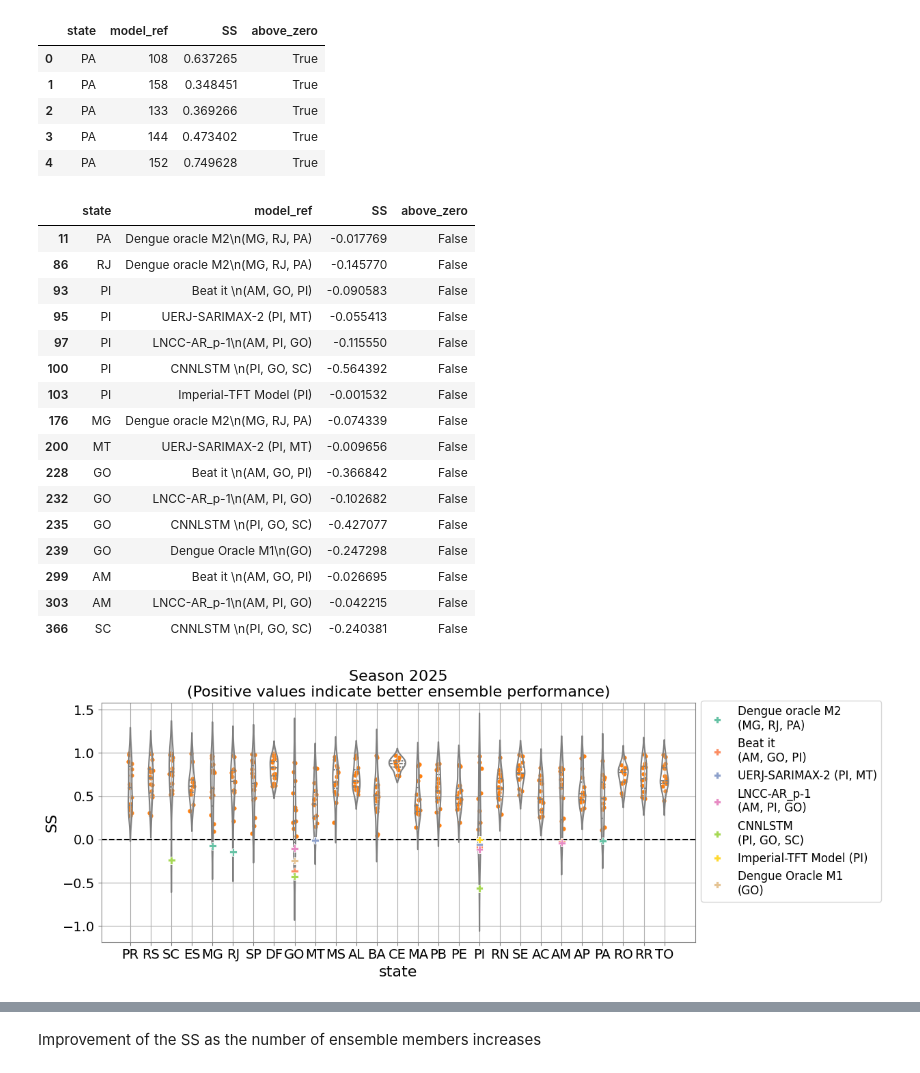
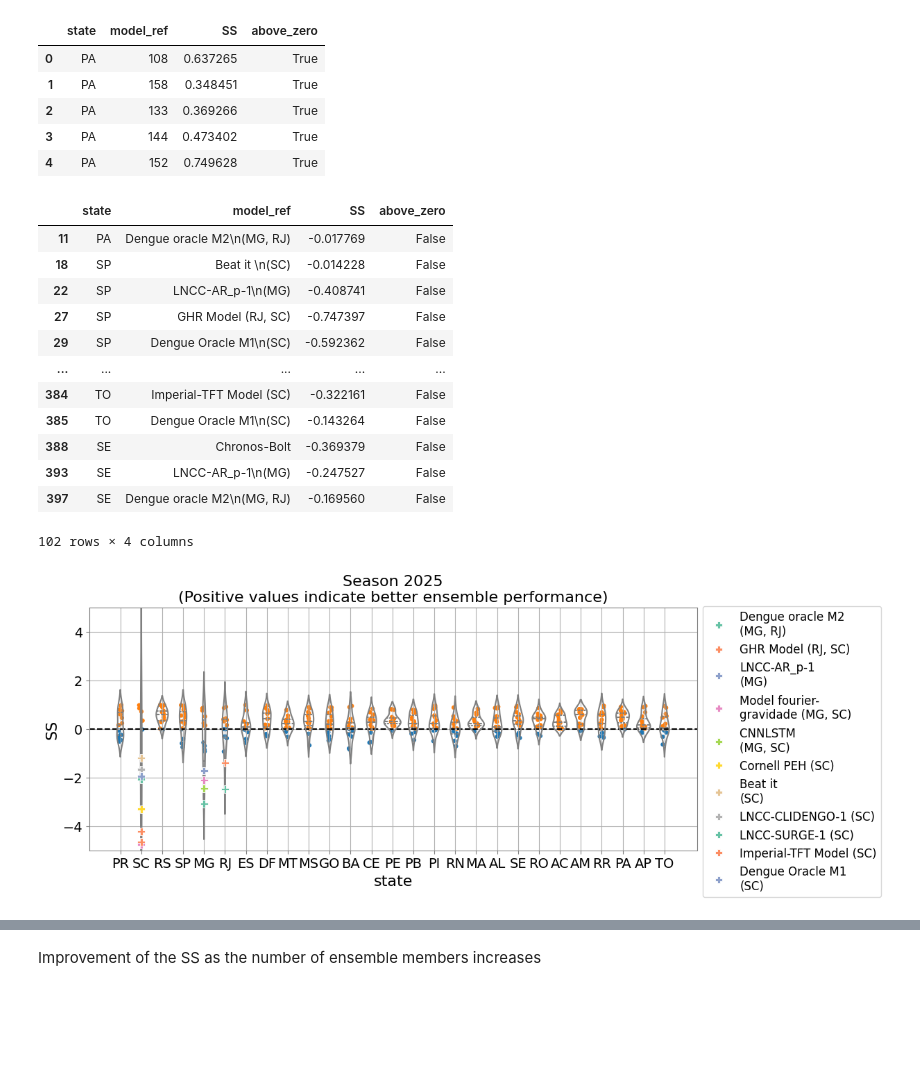
Before and after one commit to Mosqlimate-project/2nd_IMDC_sprint_results, a Jupyter notebook: validation_ensemble.ipynb, the cells around one changed output, grey strips where cells are left out. Drawn from its saved outputs; the diff is of its cells as text; code cells hidden in the pictures; blank space fills up the shorter version.

Commit message:
corrected code for validation ensemble

```diff
--- a/validation_ensemble.ipynb
+++ b/validation_ensemble.ipynb
@@ -534,7 +534,7 @@ for state in df_m_norm.state.unique():
 
     dfm = df_m_norm.loc[(df_m_norm.state == state ) & (df_m_norm.validation_test == 3)]
 
-    dfm_e = df_m_e_top.loc[df_m_e_top.validation_test == '3']
+    dfm_e = df_m_e_top.loc[(df_m_e_top.state == state) & (df_m_e_top.validation_test == '3')]
 
     for model in dfm.model.unique():
 
@@ -566,33 +566,29 @@ df_ss_median_all.head()
 | 3 | PA | 144 | 0.473402 | True |
 | 4 | PA | 152 | 0.749628 | True |
 # %%
-dict_models_name = {157: 'UERJ-SARIMAX-2 (PI, MT)', 156: 'Dengue oracle M2\n(MG, RJ, PA)', 155: 'Dengue Oracle M1\n(GO)', 135:'GHR Model',
-                    133:'Chronos-Bolt', 158: 'Cornell PEH', 143: 'Model fourier-\ngravidade', 144:'Beat it \n(AM, GO, PI)',
-                    150: 'LNCC-AR_p-1\n(AM, PI, GO)',
-        145: 'CNNLSTM \n(PI, GO, SC)' , 141: 'Kaust Geohealth', 136: 'Imperial-TFT Model (PI)', 137: 'LSTM-RF model',
-                    138: 'TSMixer ZKI-PH4', 154: 'LNCC-SURGE-1', 152: 'LNCC-CLIDENGO-1', 134: 'ISI_Dengue_Model',
+dict_models_name = {157: 'UERJ-SARIMAX-2 (PI, MT)', 156: 'Dengue oracle M2\n(MG, RJ)', 155: 'Dengue Oracle M1\n(SC)', 135:'GHR Model (RJ, SC)',
+                    133:'Chronos-Bolt', 158: 'Cornell PEH (SC)', 143: 'Model fourier-\ngravidade (MG, SC)', 144:'Beat it \n(SC)',
+                    150: 'LNCC-AR_p-1\n(MG)',
+        145: 'CNNLSTM \n(MG, SC)' , 141: 'Kaust Geohealth', 136: 'Imperial-TFT Model (SC)', 137: 'LSTM-RF model',
+                    138: 'TSMixer ZKI-PH4', 154: 'LNCC-SURGE-1 (SC)', 152: 'LNCC-CLIDENGO-1 (SC)', 134: 'ISI_Dengue_Model',
                     108:'IMPA-TECH'}
 df_ss_median_all['model_ref'] =  df_ss_median_all['model_ref'].replace(dict_models_name)
 # %%
 df_ss_median_all.loc[df_ss_median_all.SS < 0]
 # %% [output]
 |  | state | model_ref | SS | above_zero |
-| 11 | PA | Dengue oracle M2\n(MG, RJ, PA) | -0.017769 | False |
-| 86 | RJ | Dengue oracle M2\n(MG, RJ, PA) | -0.145770 | False |
-| 93 | PI | Beat it \n(AM, GO, PI) | -0.090583 | False |
-| 95 | PI | UERJ-SARIMAX-2 (PI, MT) | -0.055413 | False |
-| 97 | PI | LNCC-AR_p-1\n(AM, PI, GO) | -0.115550 | False |
-| 100 | PI | CNNLSTM \n(PI, GO, SC) | -0.564392 | False |
-| 103 | PI | Imperial-TFT Model (PI) | -0.001532 | False |
-| 176 | MG | Dengue oracle M2\n(MG, RJ, PA) | -0.074339 | False |
-| 200 | MT | UERJ-SARIMAX-2 (PI, MT) | -0.009656 | False |
-| 228 | GO | Beat it \n(AM, GO, PI) | -0.366842 | False |
-| 232 | GO | LNCC-AR_p-1\n(AM, PI, GO) | -0.102682 | False |
-| 235 | GO | CNNLSTM \n(PI, GO, SC) | -0.427077 | False |
-| 239 | GO | Dengue Oracle M1\n(GO) | -0.247298 | False |
-| 299 | AM | Beat it \n(AM, GO, PI) | -0.026695 | False |
-| 303 | AM | LNCC-AR_p-1\n(AM, PI, GO) | -0.042215 | False |
-| 366 | SC | CNNLSTM \n(PI, GO, SC) | -0.240381 | False |
+| 11 | PA | Dengue oracle M2\n(MG, RJ) | -0.017769 | False |
+| 18 | SP | Beat it \n(SC) | -0.014228 | False |
+| 22 | SP | LNCC-AR_p-1\n(MG) | -0.408741 | False |
+| 27 | SP | GHR Model (RJ, SC) | -0.747397 | False |
+| 29 | SP | Dengue Oracle M1\n(SC) | -0.592362 | False |
+| ... | ... | ... | ... | ... |
+| 384 | TO | Imperial-TFT Model (SC) | -0.322161 | False |
+| 385 | TO | Dengue Oracle M1\n(SC) | -0.143264 | False |
+| 388 | SE | Chronos-Bolt | -0.369379 | False |
+| 393 | SE | LNCC-AR_p-1\n(MG) | -0.247527 | False |
+| 397 | SE | Dengue oracle M2\n(MG, RJ) | -0.169560 | False |
+102 rows × 4 columns
 # %%
 plt.rcParams['legend.fontsize'] = 12
 
@@ -602,34 +598,34 @@ df_ss_median_all['state'] = pd.Categorical(df_ss_median_all['state'],
 
 _,ax = plt.subplots(figsize= (10,5))
 
 sns.stripplot(ax=ax, x='state', y = 'SS',
-              data = df_ss_median_all.loc[df_ss_median_all.SS >= 0],size = 4.5,  color = 'tab:orange', zorder = 0, legend = False, )
+              data = df_ss_median_all.loc[df_ss_median_all.SS >= -1],size = 4.5,  hue= 'above_zero', zorder = 0, legend = False, )
 
 sns.violinplot(ax=ax, x='state', y = 'SS',
               data = df_ss_median_all, color = 'tab:grey',
               split=False, inner="quart", fill=False, zorder = 4)
 
-gfg = sns.scatterplot(ax=ax, data= df_ss_median_all.loc[df_ss_median_all.SS < 0],
+gfg = sns.scatterplot(ax=ax, data= df_ss_median_all.loc[df_ss_median_all.SS < -1],
                 x = 'state', y = 'SS', hue = 'model_ref',palette='Set2', s=60,legend = True,
                 marker = 'P',
                  zorder = 20)
 
 gfg.legend(fontsize=5)
 ax.set_title('Season 2025\n(Positive values indicate better ensemble performance)',
              fontsize =16)
 
 ax.grid()
 ax.axhline(0, color = 'black', linestyle = '--')
 #ax.axhline(-0.5, color = 'blue', linestyle = '--')
 
 
 plt.tight_layout()
 
 #plt.suptitle('SS of the ensemble median vs each individual model.\nPositive values indicate better ensemble performance.',
 #             y = 1.1)
-
+ax.set_ybound([-5,5])
 ax.legend(bbox_to_anchor = (1,1.03))
 plt.savefig('figures/ss_vs_ind_model_top5.png', dpi = 300, bbox_inches = 'tight')
 plt.show()
 # %% [output]
-[figure, old version]
+[figure, new version]
```
Also changed, not shown: parts of 2 cells of this notebook.
